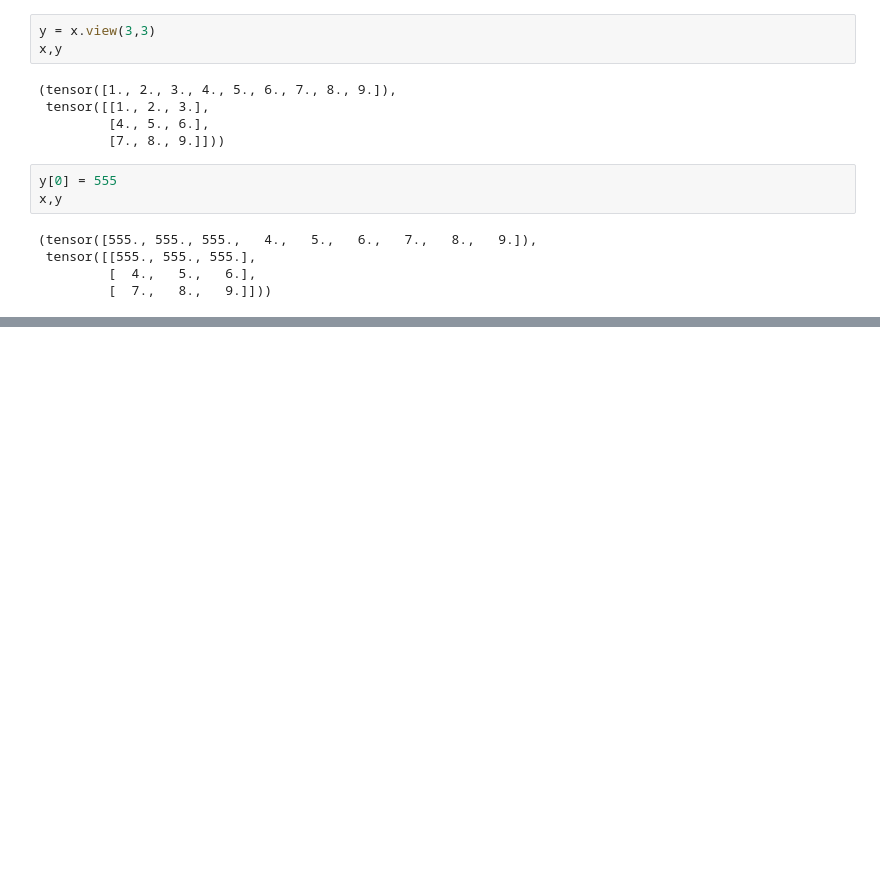
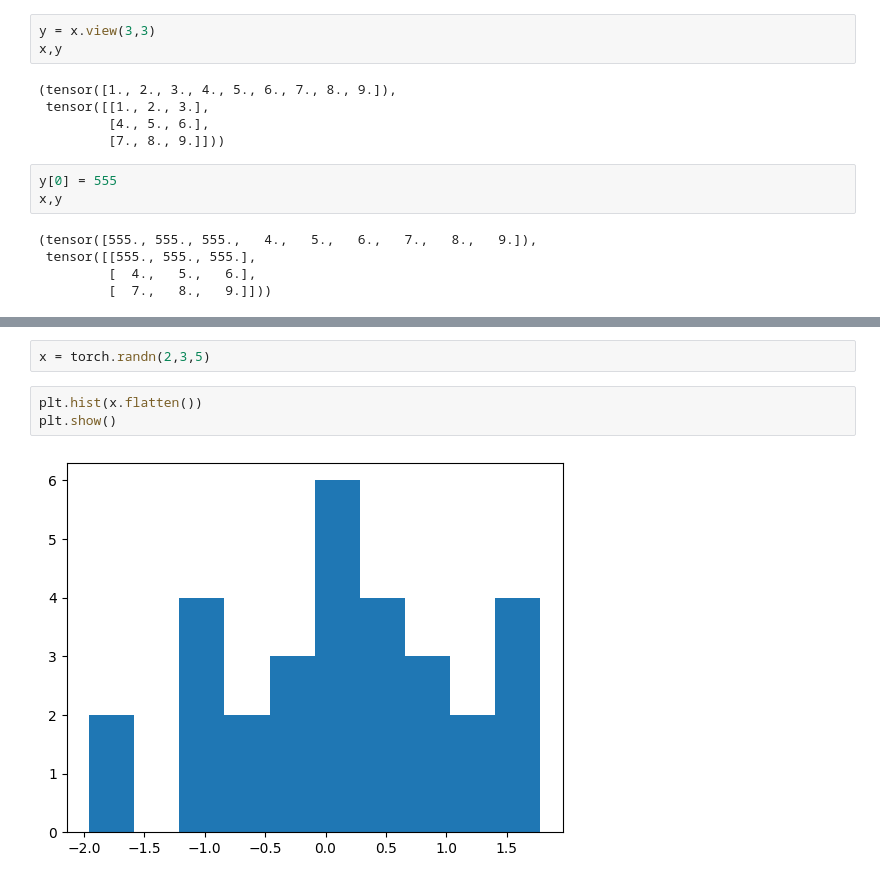
Before and after one commit to dilshvn/fcc-pytorch-for-DL, a Jupyter notebook: PT_fcc.ipynb, the cells around one changed output, grey strips where cells are left out. Cells and saved outputs as stored; diff of their text form; blank space fills up the shorter version.

```diff
--- a/PT_fcc.ipynb
+++ b/PT_fcc.ipynb
@@ -394,0 +490,7 @@ x,y
+# %%
+x = torch.randn(2,3,5)
+# %%
+plt.hist(x.flatten())
+plt.show()
+# %% [output]
+[figure, added]
```
Also changed, not shown: parts of 29 cells of this notebook.
